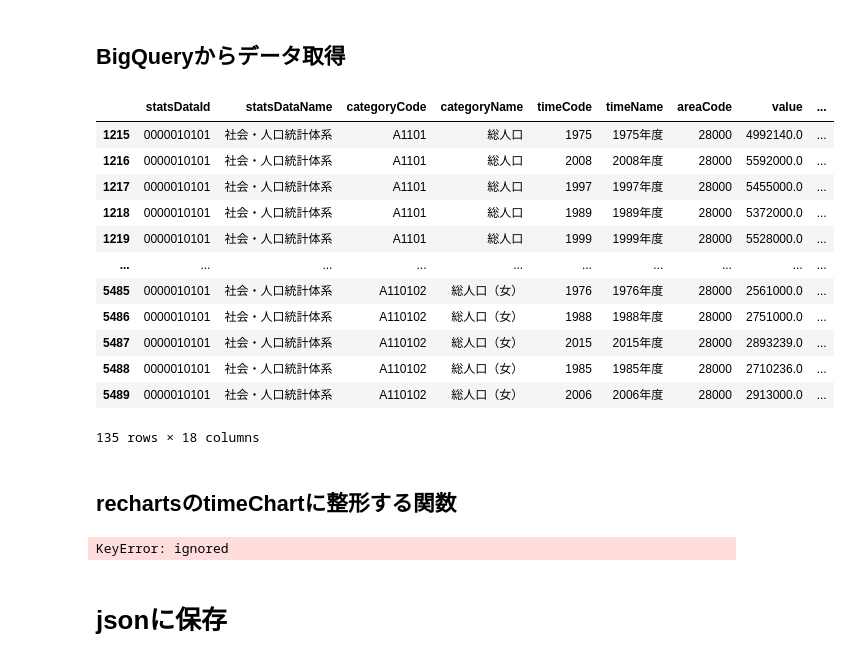
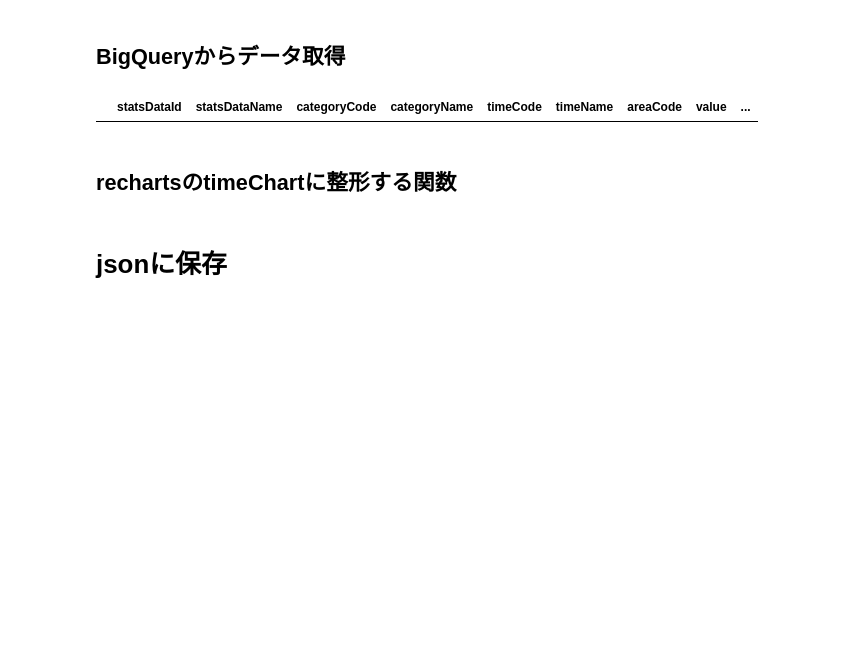
Before and after one commit to dicechick373/google-colab, a Jupyter notebook: statistics-hyogo/rechartsデータ作成.ipynb, the cells around one changed output. Saved outputs shown, nothing was run; the diff lists cells and outputs as text; code cells hidden in the pictures; blank space fills up the shorter version.

```diff
--- a/statistics-hyogo/rechartsデータ作成.ipynb
+++ b/statistics-hyogo/rechartsデータ作成.ipynb
@@ -142,23 +142,11 @@ def get_gbq(table_id):
 
   return pd.read_gbq(query, project_id, dialect='standard')
 # %%
-df = get_gbq('total-population-prefecture')
-df = df[df['areaCode'] == '28000']
+df = get_gbq('total-population-city')
+df = df[df['areaCode'] == '01695']
 df
 # %% [output]
 |  | statsDataId | statsDataName | categoryCode | categoryName | timeCode | timeName | areaCode | value | ... |
-| 1215 | 0000010101 | 社会・人口統計体系 | A1101 | 総人口 | 1975 | 1975年度 | 28000 | 4992140.0 | ... |
-| 1216 | 0000010101 | 社会・人口統計体系 | A1101 | 総人口 | 2008 | 2008年度 | 28000 | 5592000.0 | ... |
-| 1217 | 0000010101 | 社会・人口統計体系 | A1101 | 総人口 | 1997 | 1997年度 | 28000 | 5455000.0 | ... |
-| 1218 | 0000010101 | 社会・人口統計体系 | A1101 | 総人口 | 1989 | 1989年度 | 28000 | 5372000.0 | ... |
-| 1219 | 0000010101 | 社会・人口統計体系 | A1101 | 総人口 | 1999 | 1999年度 | 28000 | 5528000.0 | ... |
-| ... | ... | ... | ... | ... | ... | ... | ... | ... | ... |
-| 5485 | 0000010101 | 社会・人口統計体系 | A110102 | 総人口（女） | 1976 | 1976年度 | 28000 | 2561000.0 | ... |
-| 5486 | 0000010101 | 社会・人口統計体系 | A110102 | 総人口（女） | 1988 | 1988年度 | 28000 | 2751000.0 | ... |
-| 5487 | 0000010101 | 社会・人口統計体系 | A110102 | 総人口（女） | 2015 | 2015年度 | 28000 | 2893239.0 | ... |
-| 5488 | 0000010101 | 社会・人口統計体系 | A110102 | 総人口（女） | 1985 | 1985年度 | 28000 | 2710236.0 | ... |
-| 5489 | 0000010101 | 社会・人口統計体系 | A110102 | 総人口（女） | 2006 | 2006年度 | 28000 | 2913000.0 | ... |
-135 rows × 18 columns
 # %% [markdown]
 ## rechartsのtimeChartに整形する関数
 # %%
@@ -264,8 +279,3 @@ def recharts_timedata(cardId,areaCode):
       'sourceURL':'https://www.e-stat.go.jp/dbview?sid='+latestData['statsDataId'],
       'chartData':chartData
   }
-# %%
-res = recharts_timedata('population-pyramid-prefecture','28000')
-res
-# %% [output]
-KeyError: ignored
```
Also changed, not shown: parts of 7 cells of this notebook.
